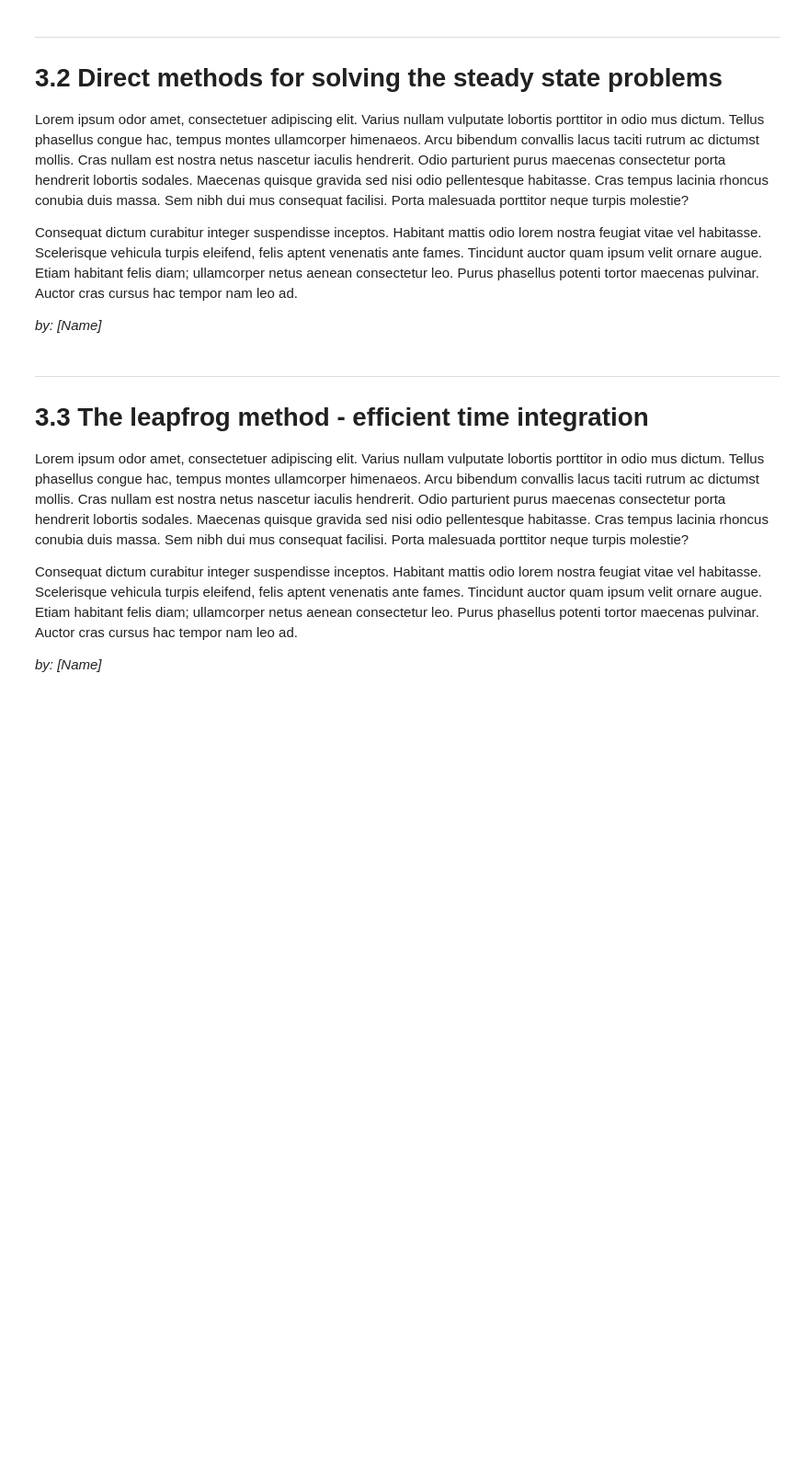
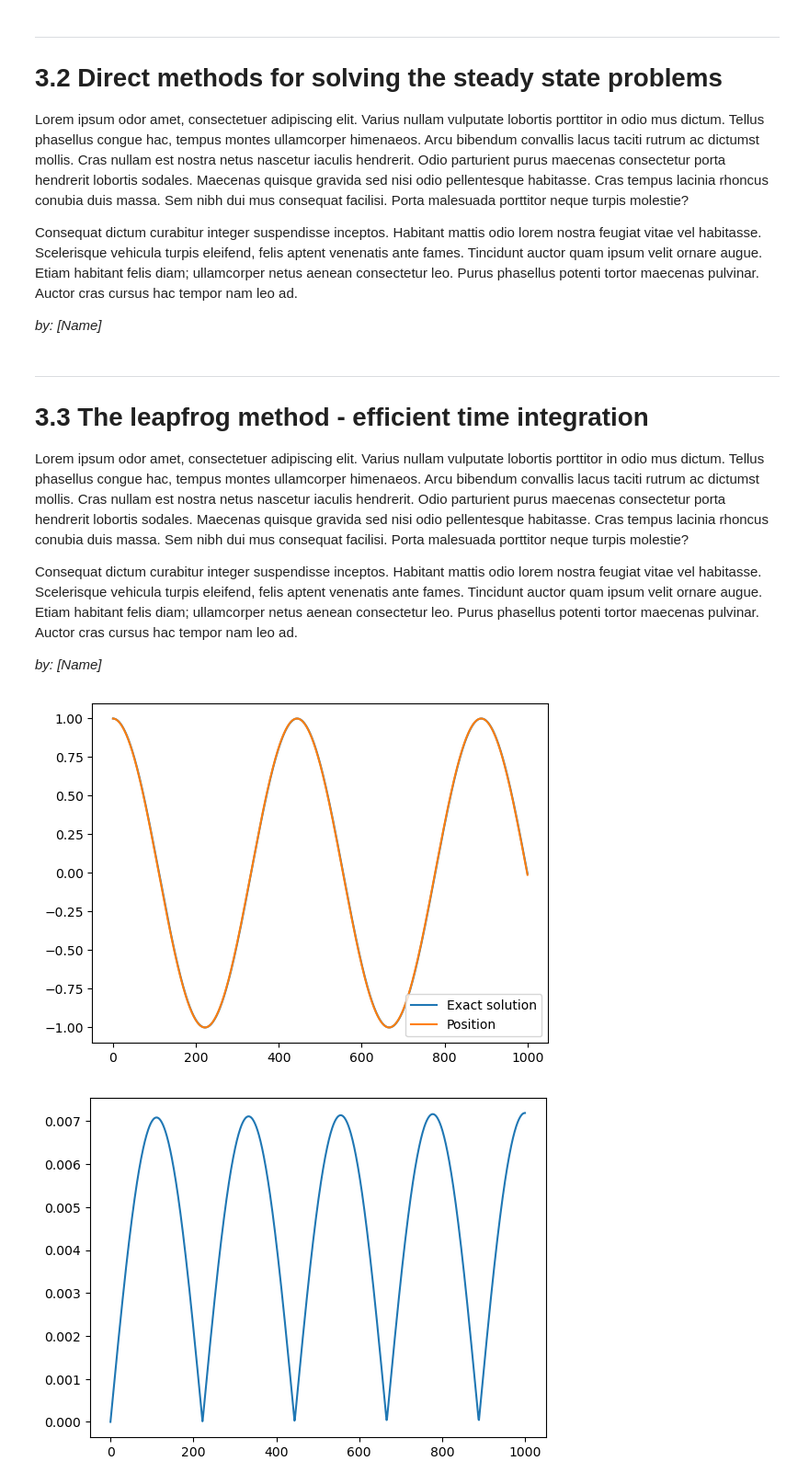
Before and after one commit to kingilsildor/CLS-Scientific_Computing-Assignment3, a Jupyter notebook: interface.ipynb, the cells around one changed output. Shown at 92% size. Saved outputs shown, nothing was run; the diff lists cells and outputs as text; code cells hidden in the pictures; blank space fills up the shorter version.

```diff
--- a/interface.ipynb
+++ b/interface.ipynb
@@ -221,3 +222,24 @@ v_list[0] = delta_t * F(x_list[0])/m # Initial velocity of the mass at t = 1/2 *
 for i in range(num_time_steps):
     x_list[i + 1] = x_list[i] + delta_t * v_list[i]
     v_list[i + 1] = v_list[i] + delta_t * F(x_list[i+1])/m
+# %%
+# Plot the position of the mass over time + the velocity of the mass over time
+t = np.linspace(0, delta_t * num_time_steps, num_time_steps + 1)
+A = 1
+omega = np.sqrt(k/m)
+phi = np.pi/2
+exact_sol = A * np.sin(omega * t + phi)
+
+plt.plot(exact_sol, label='Exact solution')
+plt.plot(x_list, label='Position')
+plt.legend()
+plt.show()
+
+plt.plot(np.abs(exact_sol - x_list))
+plt.show()
+
+plt.plot(v_list, label='Velocity')
+plt.show()
+# %% [output]
+[figure, added]
+[figure, added]
```
Also changed, not shown: parts of 3 cells of this notebook.
